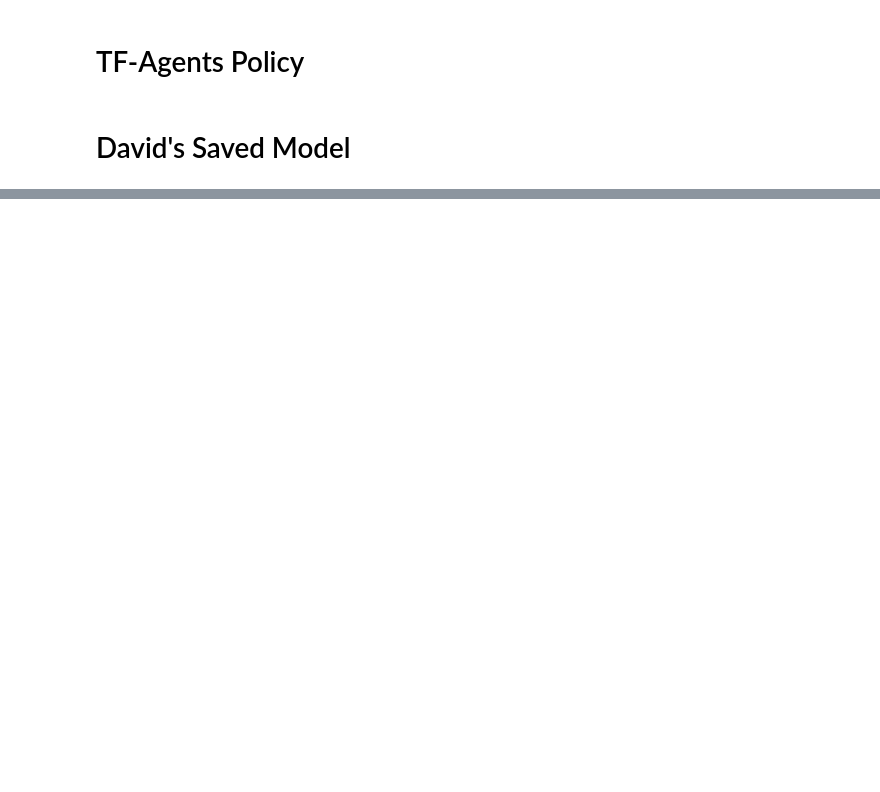
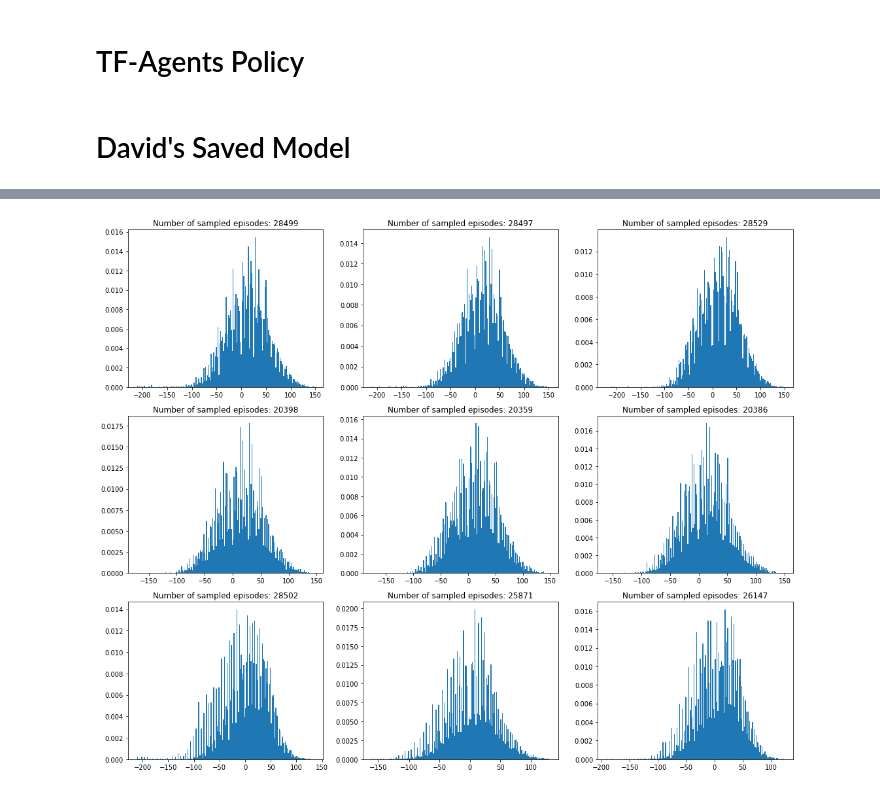
Before and after one commit to FMalerba/tunable-agents-MORL, a Jupyter notebook: jupyter_notebooks/load_evaluate_agent.ipynb, the cells around one changed output, grey strips where cells are left out. Saved outputs shown, nothing was run; the diff lists cells and outputs as text; code cells hidden in the pictures; blank space fills up the shorter version.

```diff
--- a/jupyter_notebooks/load_evaluate_agent.ipynb
+++ b/jupyter_notebooks/load_evaluate_agent.ipynb
@@ -96,0 +165,29 @@ utils.model_evaluate_average_utility(env, eager_py_policy, 5000)
+# %%
+results_files = {"david": ["david_200221.npy", "david_210221.npy", "david_210221_2.npy"],
+                 "my_env": ["my_210220.npy", "my_210221.npy", "my_210221_2.npy"],
+                 "new": ["new_gath_repl_1.npy", "new_gath_repl_2.npy", "new_gath_repl_3.npy"],
+                 "tfa": ["gathering_replication_1.npy", "gathering_replication_2.npy", "gathering_replication_3.npy",
+                         "gathering_replication_4.npy"]
+                 }
+
+keys = sorted(results_files.keys())
+results = dict()
+for key in keys:
+    results[key] = [np.load("results/" + file) for file in results_files[key]]
+
+if True:
+    for key in keys:
+        results[key] = [result[result != -1] for result in results[key]]
+
+plt.figure(figsize=(15, 12))
+i = 1
+for result in results["my_env"] + results["david"] + results["tfa"][:-1]:
+    plt.subplot(3, 3, i)
+    plt.title(f"Number of sampled episodes: {result.shape[0]}")
+    plt.hist(result, bins=200, density=True)
+    i += 1
+
+plt.tight_layout()
+plt.show()
+# %% [output]
+[figure, added]
```
Also changed, not shown: parts of 21 cells of this notebook, 2 other files.
